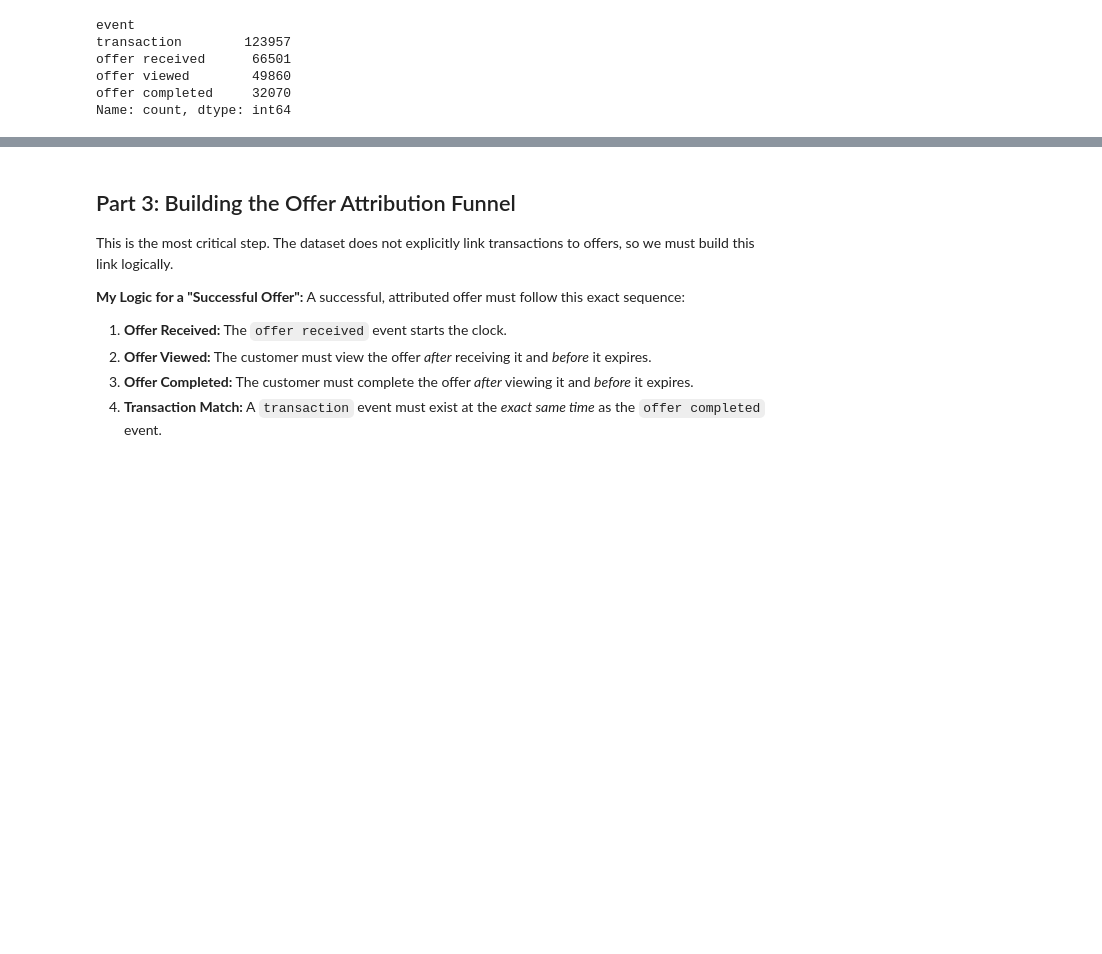
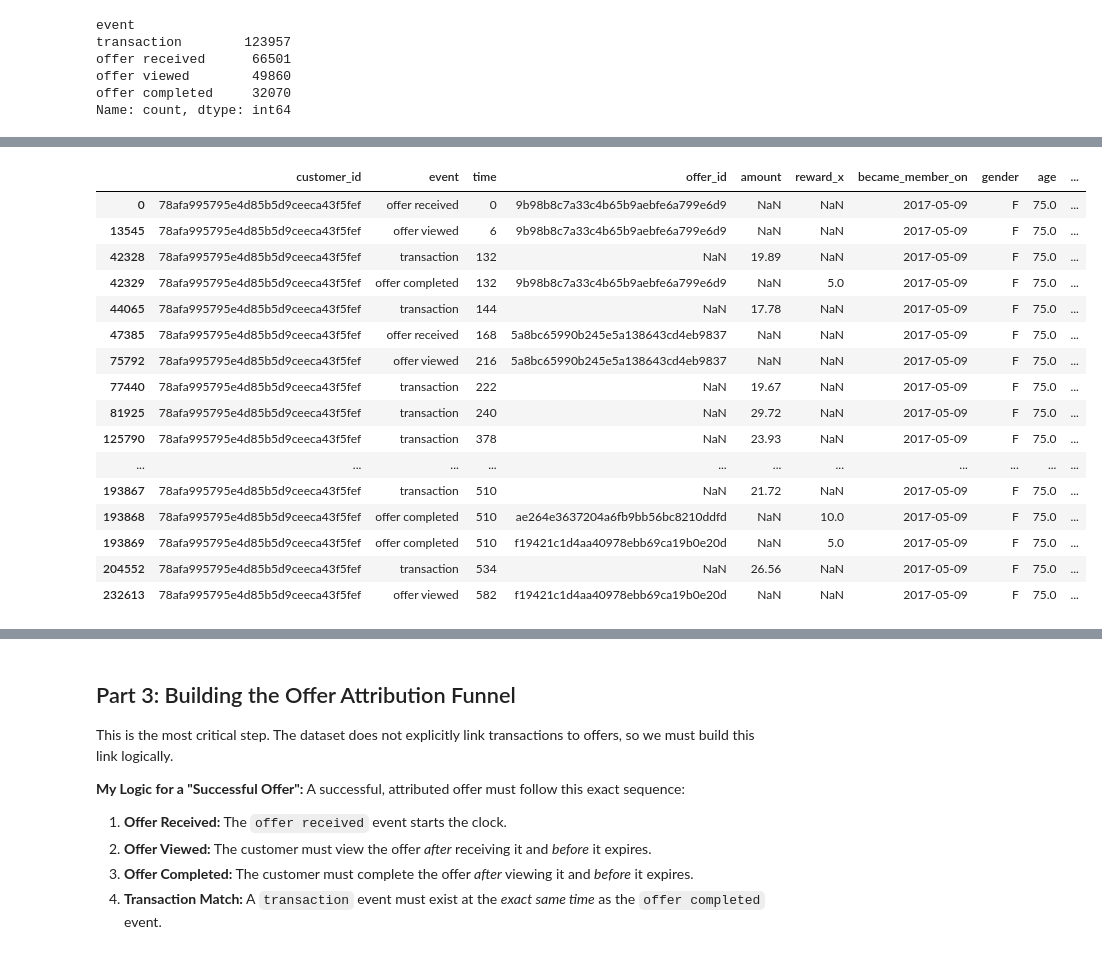
Before and after one commit to irfanzim/Python-Maven-Rewards-Challenge, a Jupyter notebook: Final Analysis.ipynb, the cells around one changed output, grey strips where cells are left out. Saved outputs shown, nothing was run; the diff lists cells and outputs as text; code cells hidden in the pictures; blank space fills up the shorter version.

```diff
--- a/Final Analysis.ipynb
+++ b/Final Analysis.ipynb
@@ -380,3 +381,24 @@ df_master[df_master.customer_id=="0009655768c64bdeb2e877511632db8f"]
 | 260708 | 0009655768c64bdeb2e877511632db8f | transaction | 660 | NaN | 12.36 | NaN | 2017-04-21 | M | 33.0 | ... |
 | 267355 | 0009655768c64bdeb2e877511632db8f | transaction | 690 | NaN | 28.16 | NaN | 2017-04-21 | M | 33.0 | ... |
 | 268509 | 0009655768c64bdeb2e877511632db8f | transaction | 696 | NaN | 18.41 | NaN | 2017-04-21 | M | 33.0 | ... |
+# %%
+# lets check data for some customers to understand the data
+df_master[df_master.customer_id=="78afa995795e4d85b5d9ceeca43f5fef"]
+# %% [output]
+|  | customer_id | event | time | offer_id | amount | reward_x | became_member_on | gender | age | ... |
+| 0 | 78afa995795e4d85b5d9ceeca43f5fef | offer received | 0 | 9b98b8c7a33c4b65b9aebfe6a799e6d9 | NaN | NaN | 2017-05-09 | F | 75.0 | ... |
+| 13545 | 78afa995795e4d85b5d9ceeca43f5fef | offer viewed | 6 | 9b98b8c7a33c4b65b9aebfe6a799e6d9 | NaN | NaN | 2017-05-09 | F | 75.0 | ... |
+| 42328 | 78afa995795e4d85b5d9ceeca43f5fef | transaction | 132 | NaN | 19.89 | NaN | 2017-05-09 | F | 75.0 | ... |
+| 42329 | 78afa995795e4d85b5d9ceeca43f5fef | offer completed | 132 | 9b98b8c7a33c4b65b9aebfe6a799e6d9 | NaN | 5.0 | 2017-05-09 | F | 75.0 | ... |
+| 44065 | 78afa995795e4d85b5d9ceeca43f5fef | transaction | 144 | NaN | 17.78 | NaN | 2017-05-09 | F | 75.0 | ... |
+| 47385 | 78afa995795e4d85b5d9ceeca43f5fef | offer received | 168 | 5a8bc65990b245e5a138643cd4eb9837 | NaN | NaN | 2017-05-09 | F | 75.0 | ... |
+| 75792 | 78afa995795e4d85b5d9ceeca43f5fef | offer viewed | 216 | 5a8bc65990b245e5a138643cd4eb9837 | NaN | NaN | 2017-05-09 | F | 75.0 | ... |
+| 77440 | 78afa995795e4d85b5d9ceeca43f5fef | transaction | 222 | NaN | 19.67 | NaN | 2017-05-09 | F | 75.0 | ... |
+| 81925 | 78afa995795e4d85b5d9ceeca43f5fef | transaction | 240 | NaN | 29.72 | NaN | 2017-05-09 | F | 75.0 | ... |
+| 125790 | 78afa995795e4d85b5d9ceeca43f5fef | transaction | 378 | NaN | 23.93 | NaN | 2017-05-09 | F | 75.0 | ... |
+| ... | ... | ... | ... | ... | ... | ... | ... | ... | ... | ... |
+| 193867 | 78afa995795e4d85b5d9ceeca43f5fef | transaction | 510 | NaN | 21.72 | NaN | 2017-05-09 | F | 75.0 | ... |
+| 193868 | 78afa995795e4d85b5d9ceeca43f5fef | offer completed | 510 | ae264e3637204a6fb9bb56bc8210ddfd | NaN | 10.0 | 2017-05-09 | F | 75.0 | ... |
+| 193869 | 78afa995795e4d85b5d9ceeca43f5fef | offer completed | 510 | f19421c1d4aa40978ebb69ca19b0e20d | NaN | 5.0 | 2017-05-09 | F | 75.0 | ... |
+| 204552 | 78afa995795e4d85b5d9ceeca43f5fef | transaction | 534 | NaN | 26.56 | NaN | 2017-05-09 | F | 75.0 | ... |
+| 232613 | 78afa995795e4d85b5d9ceeca43f5fef | offer viewed | 582 | f19421c1d4aa40978ebb69ca19b0e20d | NaN | NaN | 2017-05-09 | F | 75.0 | ... |
```
Also changed, not shown: parts of 182 cells of this notebook, 1 other file.
